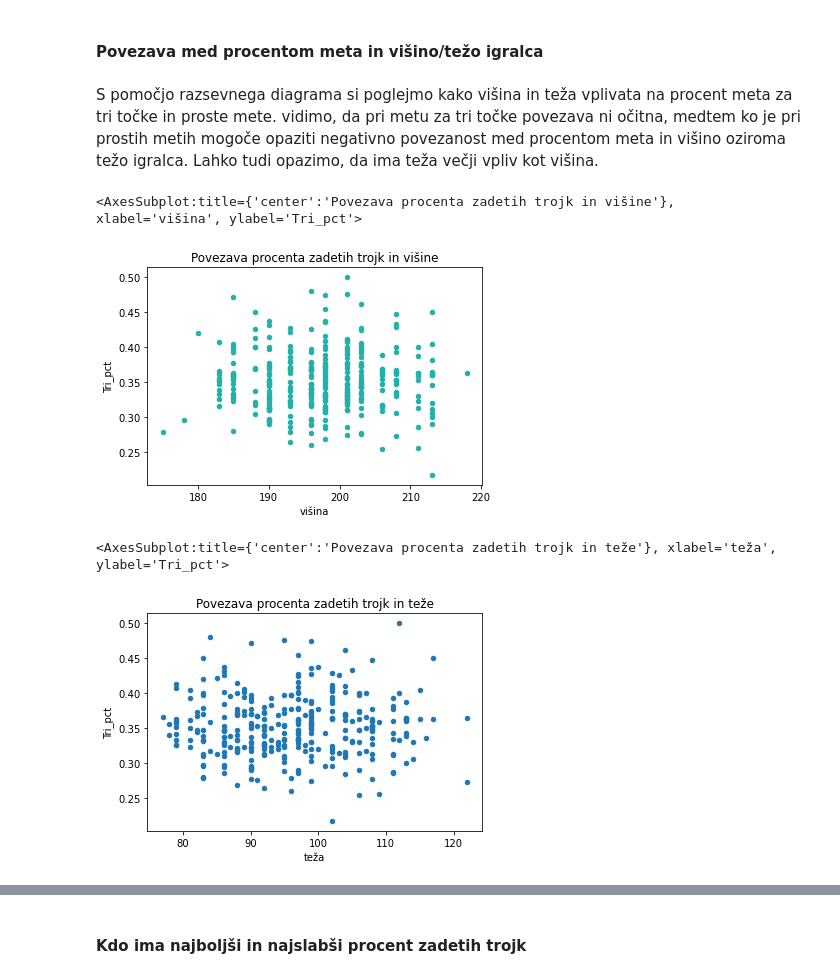
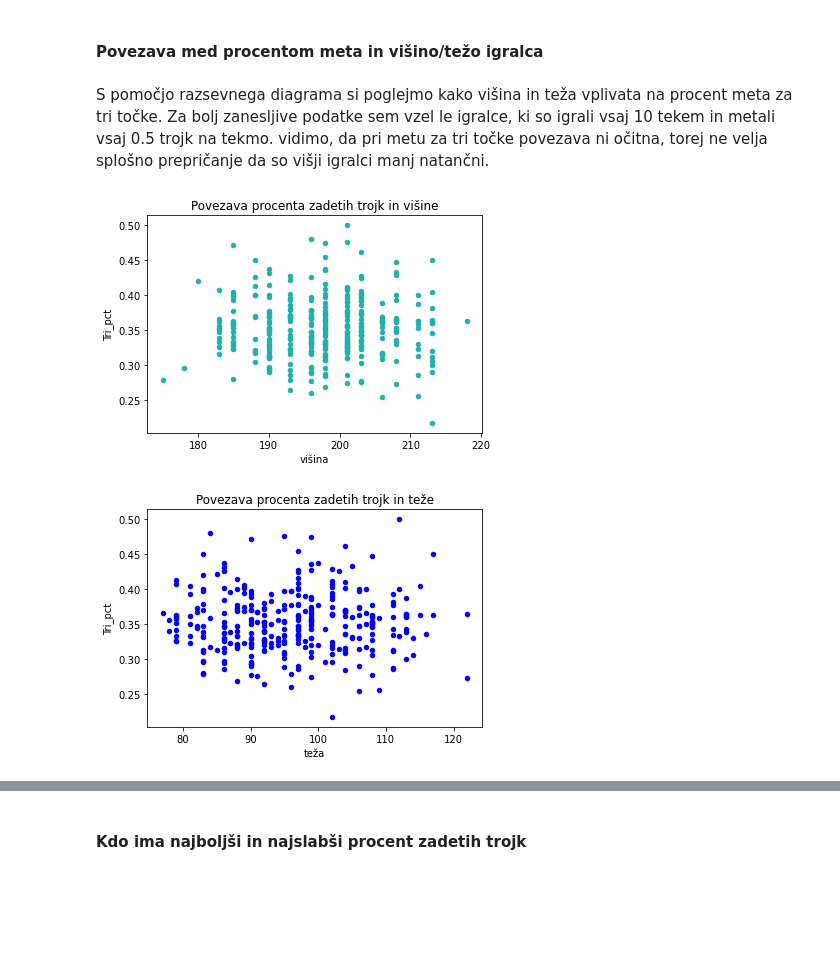
Before and after one commit to 1marcelspehonja/Programiranje-1-projekt, a Jupyter notebook: prikaz_podatkov.ipynb, the cells around one changed output, grey strips where cells are left out. Drawn from its saved outputs; the diff is of its cells as text; code cells hidden in the pictures; blank space fills up the shorter version.

```diff
--- a/prikaz_podatkov.ipynb
+++ b/prikaz_podatkov.ipynb
@@ -96,18 +98,18 @@ Text(0, 0.5, '')
 # %% [markdown]
 #### Povezava med procentom meta in višino/težo igralca
 # %% [markdown]
-S pomočjo razsevnega diagrama si poglejmo kako višina in teža vplivata na procent meta za tri točke in proste mete. vidimo, da pri metu za tri točke povezava ni očitna, medtem ko je pri prostih metih mogoče opaziti negativno povezanost med procentom meta in višino oziroma težo igralca. Lahko tudi opazimo, da ima teža večji vpliv kot višina.
+S pomočjo razsevnega diagrama si poglejmo kako višina in teža vplivata na procent meta za tri točke. Za bolj zanesljive podatke sem vzel le igralce, ki so igrali vsaj 10 tekem in metali vsaj 0.5 trojk na tekmo. vidimo, da pri metu za tri točke povezava ni očitna, torej ne velja splošno prepričanje da so višji igralci manj natančni.
+# %%
+def naredi_scatter(stolpec_ena, omejitev_ena, stolpec_dva, omejitev_dva, x, y, title, color):
+    podatki_scatter = podatki_surovo[(stolpec_ena >= omejitev_ena) & (stolpec_dva >= omejitev_dva) ]
+    podatki_scatter.plot.scatter(x=x, y=y, title=title, color=color)
 # %%
-podatki_tri = podatki_surovo[(podatki_surovo.GP>=10) & (podatki_surovo.Tri_game>=0.5) ]
-#podatki_tri
-podatki_tri.plot.scatter(x='višina',y='Tri_pct', title= 'Povezava procenta zadetih trojk in višine', color = "LightSeaGreen")
+naredi_scatter(podatki_surovo.GP, 10, podatki_surovo.Tri_game, 0.5, 'višina', 'Tri_pct',
+               'Povezava procenta zadetih trojk in višine', "LightSeaGreen")
 # %% [output]
-<AxesSubplot:title={'center':'Povezava procenta zadetih trojk in višine'}, xlabel='višina', ylabel='Tri_pct'>
 [figure]
 # %%
-podatki_tri = podatki_surovo[(podatki_surovo.GP>=10) & (podatki_surovo.Tri_game>=0.5) ]
-#podatki_tri
-podatki_tri.plot.scatter(x='teža',y='Tri_pct', title= 'Povezava procenta zadetih trojk in teže')
+naredi_scatter(podatki_surovo.GP, 10, podatki_surovo.Tri_game, 0.5, 'teža', 'Tri_pct',
+               'Povezava procenta zadetih trojk in teže', "Blue")
 # %% [output]
-<AxesSubplot:title={'center':'Povezava procenta zadetih trojk in teže'}, xlabel='teža', ylabel='Tri_pct'>
-[figure, old version]
+[figure, new version]
```
Also changed, not shown: parts of 25 cells of this notebook.
